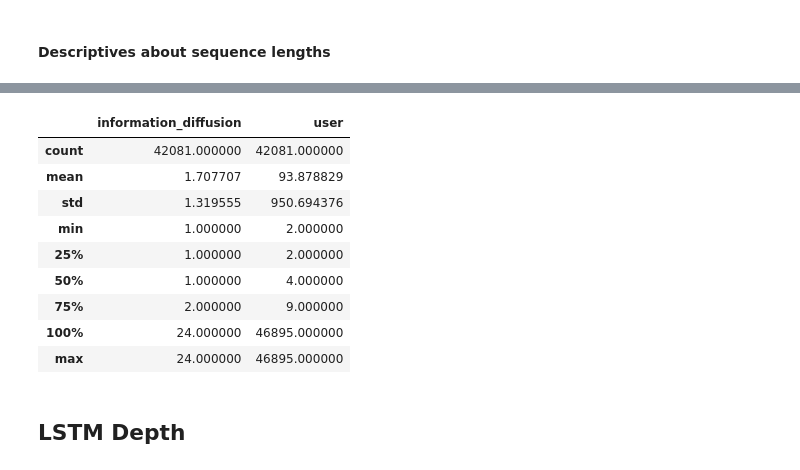
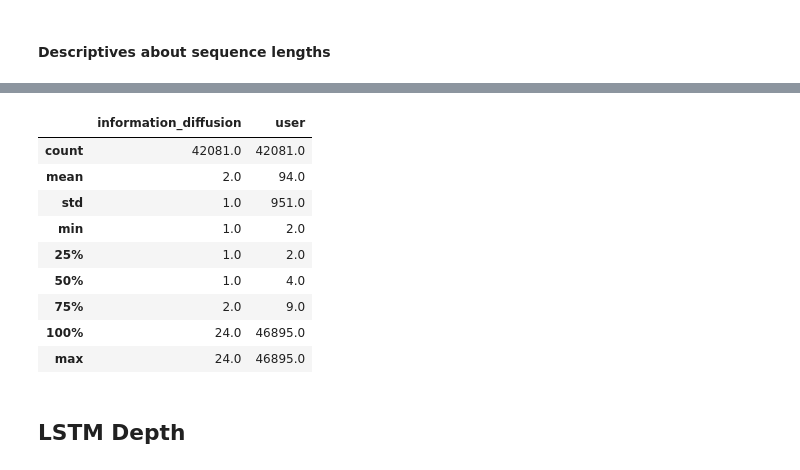
Before and after one commit to gittinic/mlp_final_proj_fake_news, a Jupyter notebook: main.ipynb, the cells around one changed output, grey strips where cells are left out. Drawn from its saved outputs; the diff is of its cells as text; code cells hidden in the pictures.

```diff
--- a/main.ipynb
+++ b/main.ipynb
@@ -48,6 +50,7 @@ for line in lines:
 # %%
 cid = []
 veracity = []
+veracity_all = []
 virality = []
 depth = []
 breadth = []
@@ -70,6 +73,8 @@ for cascade,metadata in cascade_id2metadata.items():
         nfollowees.append(metadata['num_followees_list'][0])
         engagement.append(metadata['engagement_list'][0])
         category.append(metadata['rumor_category'])
+    veracity_all.append(metadata['veracity'])
+
 
 # Convert to data frame
 static = pd.DataFrame({'cid': cid,
@@ -175,17 +260,17 @@ dynamic_len_full.describe(percentiles = [0.25, 0.5, 0.75, 1])
 # %%
 # Get summary when excluding cascades of length 0
-dynamic_len.describe(percentiles = [0.25, 0.5, 0.75, 1])
+dynamic_len.describe(percentiles = [0.25, 0.5, 0.75, 1]).round(0)
 # %% [output]
 |  | information_diffusion | user |
-| count | 42081.000000 | 42081.000000 |
-| mean | 1.707707 | 93.878829 |
-| std | 1.319555 | 950.694376 |
-| min | 1.000000 | 2.000000 |
-| 25% | 1.000000 | 2.000000 |
-| 50% | 1.000000 | 4.000000 |
-| 75% | 2.000000 | 9.000000 |
-| 100% | 24.000000 | 46895.000000 |
-| max | 24.000000 | 46895.000000 |
+| count | 42081.0 | 42081.0 |
+| mean | 2.0 | 94.0 |
+| std | 1.0 | 951.0 |
+| min | 1.0 | 2.0 |
+| 25% | 1.0 | 2.0 |
+| 50% | 1.0 | 4.0 |
+| 75% | 2.0 | 9.0 |
+| 100% | 24.0 | 46895.0 |
+| max | 24.0 | 46895.0 |
 # %% [markdown]
 ## LSTM Depth
 # %% [markdown]
```
Also changed, not shown: parts of 20 cells of this notebook.
